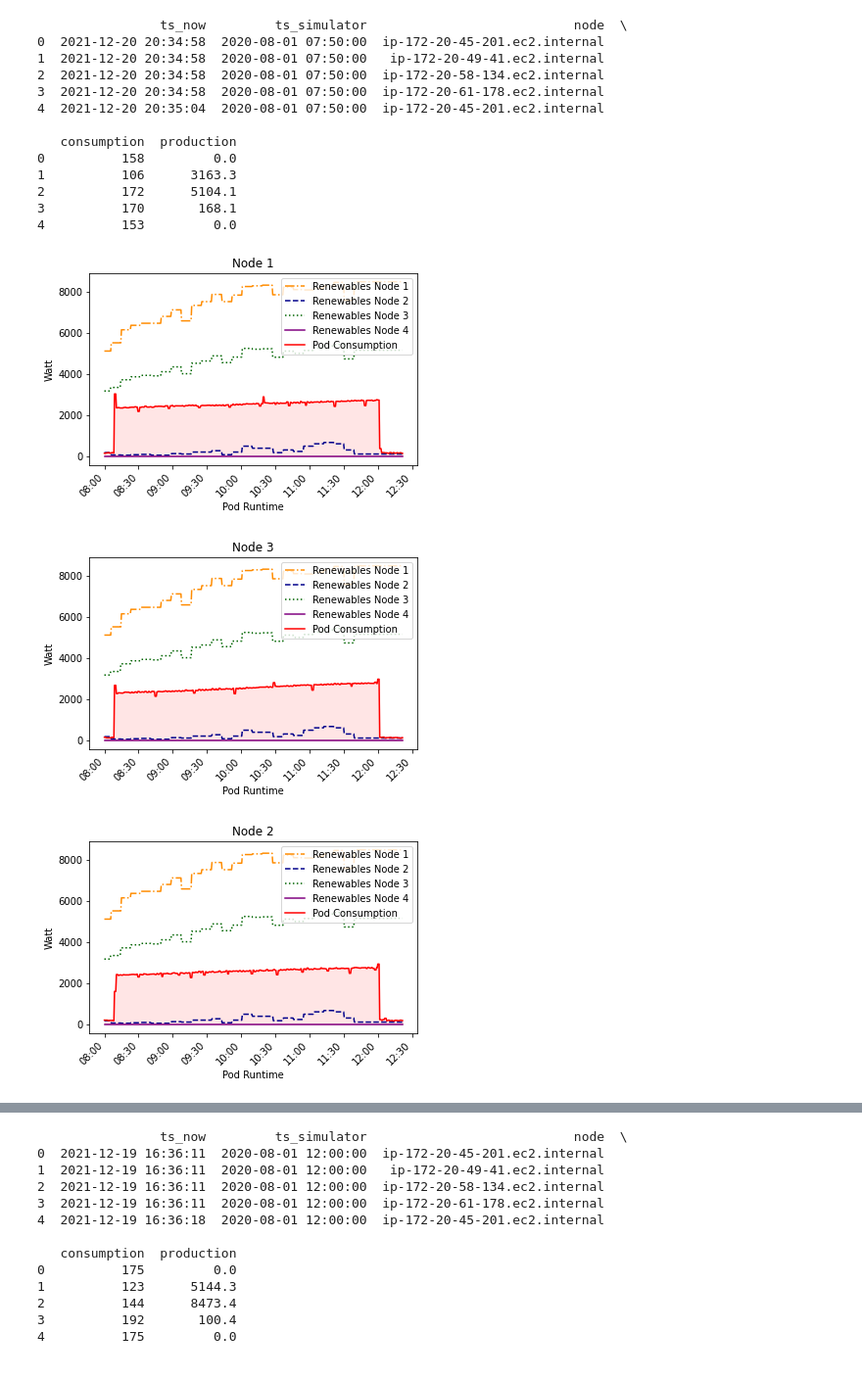
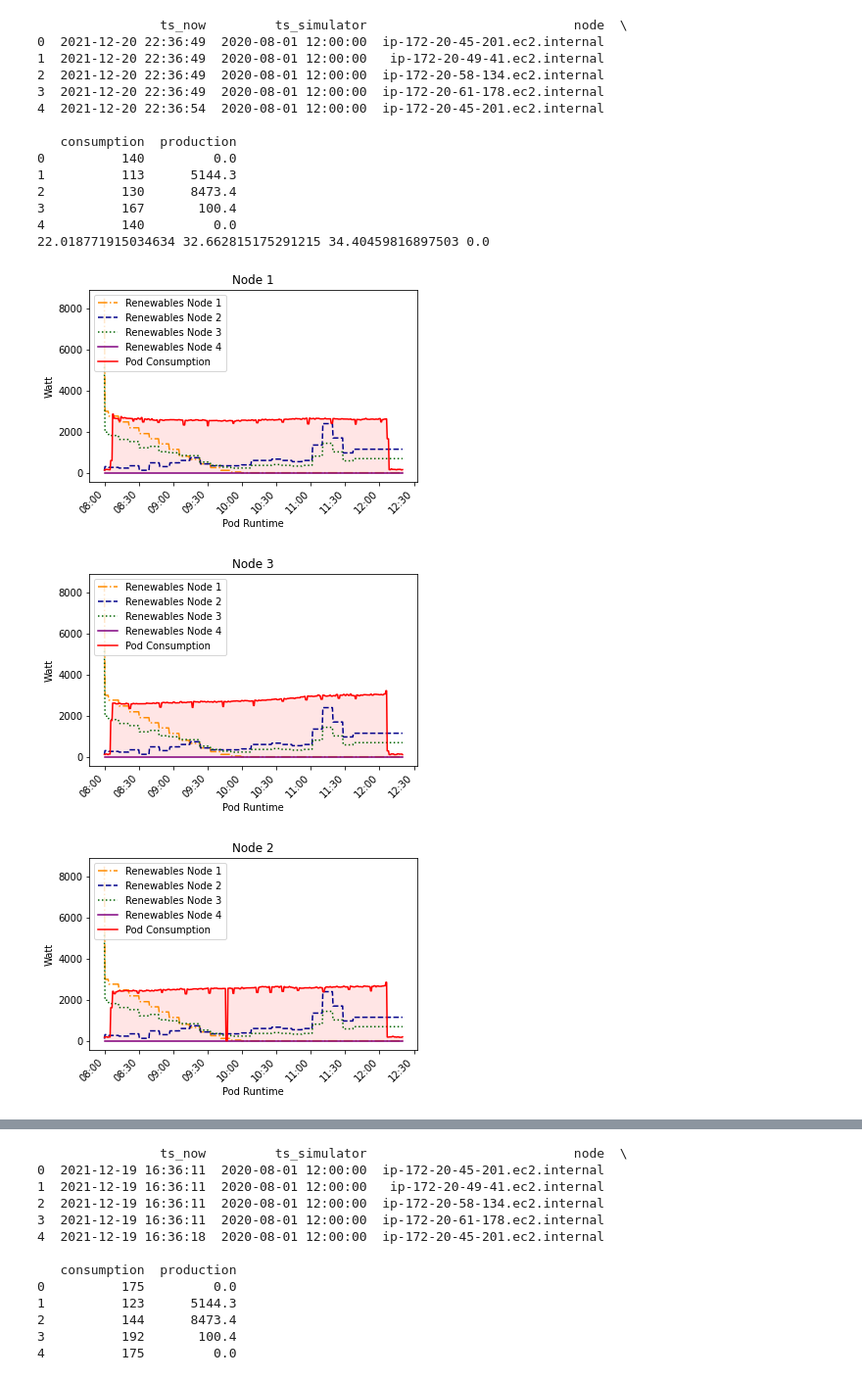
Before and after one commit to 7imo/green-k8s-energy-management, a Jupyter notebook: evaluation/analysis.ipynb, the cells around one changed output, grey strips where cells are left out. Shown: that part at 98% size. Cells and saved outputs as stored; diff of their text form; code cells hidden in the pictures.

```diff
--- a/evaluation/evaluation2.ipynb
+++ b/evaluation/analysis.ipynb
@@ -524,7 +566,7 @@ interval_simulator = 90
 interval_monitor = 5
 ts_resample = 600 / (interval_simulator / interval_monitor)
 
-df = pd.read_csv('5.3.2b/monitor.log', delimiter = ";").fillna(0)
+df = pd.read_csv('5.3.2c/monitor.log', delimiter = ";").fillna(0)
 
 #print(df.head(30))
 
@@ -560,6 +602,13 @@ coverage_n1[coverage_n1 > 100] = 100
 coverage_n2[coverage_n2 > 100] = 100
 coverage_n3[coverage_n3 > 100] = 100
 coverage_n4[coverage_n4 > 100] = 100
+
+avg_n1 = np.mean(coverage_n1)
+avg_n2 = np.mean(coverage_n2)
+avg_n3 = np.mean(coverage_n3)
+avg_n4 = np.mean(coverage_n4)
+
+print(avg_n1, avg_n2, avg_n3, avg_n4)
 
 
 fig, ax = plt.subplots()
@@ -631,43 +680,44 @@ plt.title("Node 2")
 plt.show()
 
 
 placed = df[is_201].iloc[1: , :]
 placed = placed.reset_index(drop=True)
 con = placed['consumption'].values
 
 fig, ax = plt.subplots()
 myFmt = DateFormatter("%H:%M")
 ax.xaxis.set_major_formatter(myFmt)
 
 ## Rotate date labels automatically
 fig.autofmt_xdate()
 
 plt.plot(x, y1, color='darkorange', linestyle='-.', label="Renewables Node 1")
 plt.plot(x, y2, color='darkblue', label="Renewables Node 2", linestyle='--')
 plt.plot(x, y3, color='darkgreen', label="Renewables Node 3", linestyle=':')
 plt.plot(x, y4, color='purple', label="Renewables Node 4")
 plt.plot(x, con, color='red', label="Pod Consumption")
 plt.xlabel("Pod Runtime")
 plt.ylabel("Watt")
 plt.legend(loc='upper left')
 plt.fill_between(x, 0, con, color='red', alpha=.1)
 plt.xticks(rotation=45)
 plt.title("Node 4")
 plt.show()
 # %% [output]
                 ts_now         ts_simulator                           node  \
-0  2021-12-20 20:34:58  2020-08-01 07:50:00  ip-172-20-45-201.ec2.internal
-1  2021-12-20 20:34:58  2020-08-01 07:50:00   ip-172-20-49-41.ec2.internal
-2  2021-12-20 20:34:58  2020-08-01 07:50:00  ip-172-20-58-134.ec2.internal
-3  2021-12-20 20:34:58  2020-08-01 07:50:00  ip-172-20-61-178.ec2.internal
-4  2021-12-20 20:35:04  2020-08-01 07:50:00  ip-172-20-45-201.ec2.internal
+0  2021-12-20 22:36:49  2020-08-01 12:00:00  ip-172-20-45-201.ec2.internal
+1  2021-12-20 22:36:49  2020-08-01 12:00:00   ip-172-20-49-41.ec2.internal
+2  2021-12-20 22:36:49  2020-08-01 12:00:00  ip-172-20-58-134.ec2.internal
+3  2021-12-20 22:36:49  2020-08-01 12:00:00  ip-172-20-61-178.ec2.internal
+4  2021-12-20 22:36:54  2020-08-01 12:00:00  ip-172-20-45-201.ec2.internal
 
    consumption  production
-0          158         0.0
-1          106      3163.3
-2          172      5104.1
-3          170       168.1
-4          153         0.0
+0          140         0.0
+1          113      5144.3
+2          130      8473.4
+3          167       100.4
+4          140         0.0
+22.018771915034634 32.662815175291215 34.40459816897503 0.0
-[figure, old version]
+[figure, new version]
-[figure, old version]
+[figure, new version]
-[figure, old version]
+[figure, new version]
```
Also changed, not shown: parts of 11 cells of this notebook, 49 other files.
